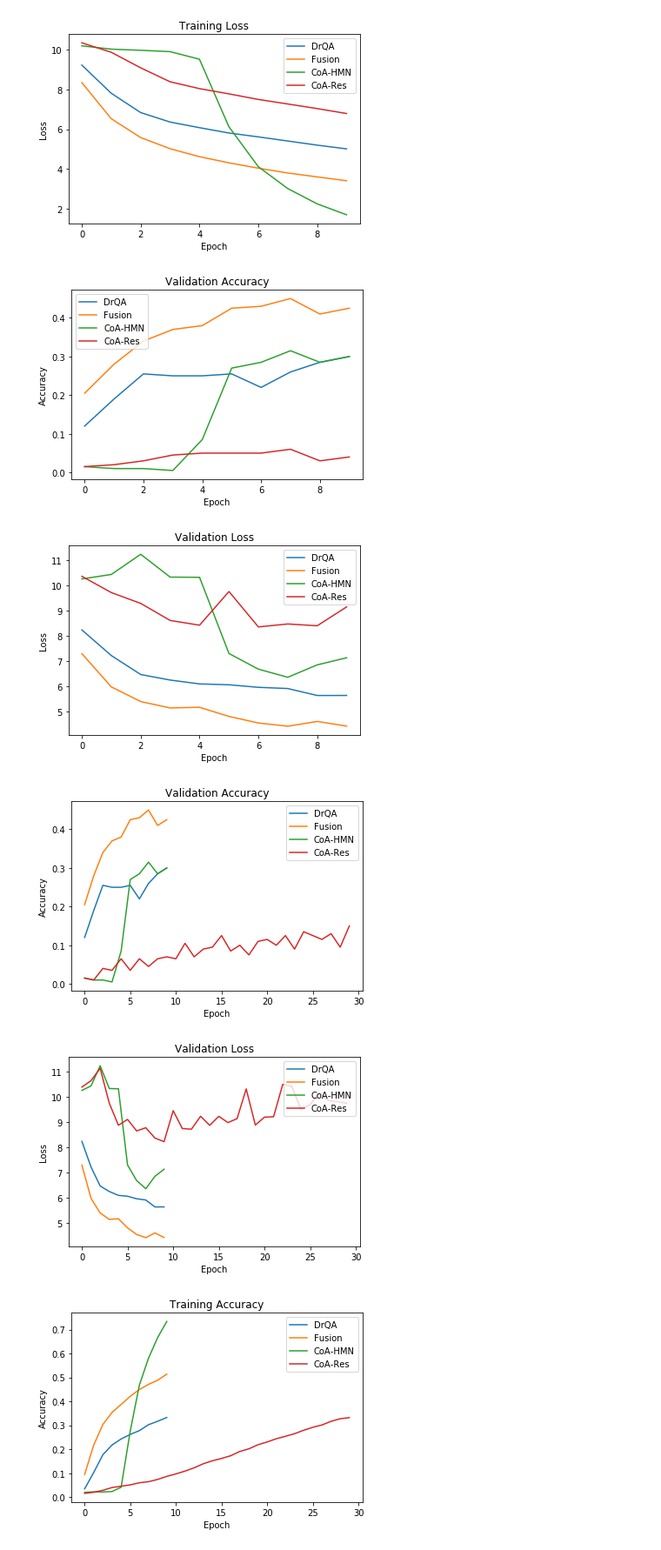
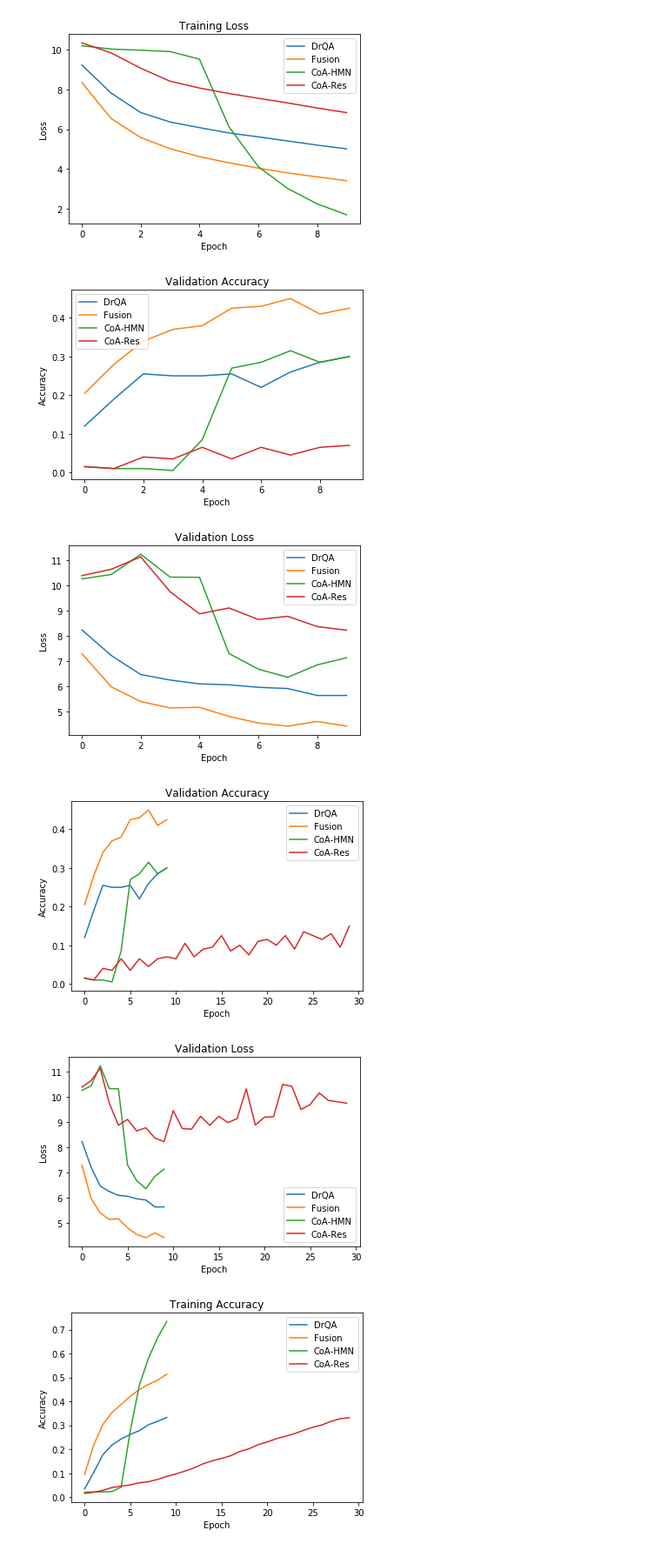
Before and after one commit to nguyentaduy/CS5242, a Jupyter notebook: Plot_2.ipynb, the cells around one changed output. Shown at 87% size. Drawn from its saved outputs; the diff is of its cells as text; code cells hidden in the pictures.

Commit message:
Update plot

```diff
--- a/Plot_2.ipynb
+++ b/Plot_2.ipynb
@@ -99,7 +99,7 @@ plt.figure(1)
 plt.plot(drqa['val_activation_20_acc'])
 plt.plot(fusion['val_start_acc'])
 plt.plot(hmn['val_activation_84_acc'])
-plt.plot(res['val_output_1_acc'])
+plt.plot(res2['val_output_1_acc'][0:10])
 # plt.plot(a['val_start_acc'])
 plt.title('Validation Accuracy')
 plt.ylabel('Accuracy')
@@ -111,42 +111,42 @@ plt.figure(2)
 plt.plot(drqa['val_loss'])
 plt.plot(fusion['val_loss'])
 plt.plot(hmn['val_loss'])
-plt.plot(res['val_loss'])
+plt.plot(res2['val_loss'][0:10])
 plt.title('Validation Loss')
 plt.ylabel('Loss')
 plt.xlabel('Epoch')
 plt.legend(['DrQA', 'Fusion', 'CoA-HMN', 'CoA-Res'], loc='upper right')
 plt.show()
 # %% [output]
-[figure, old version]
+[figure, new version]
-[figure, old version]
+[figure, new version]
 # %%
 # summarize history for accuracy
 plt.figure(1)
 plt.plot(drqa['val_activation_20_acc'])
 plt.plot(fusion['val_start_acc'])
 plt.plot(hmn['val_activation_84_acc'])
 plt.plot(res2['val_output_1_acc'])
 # plt.plot(a['val_start_acc'])
 plt.title('Validation Accuracy')
 plt.ylabel('Accuracy')
 plt.xlabel('Epoch')
 plt.legend(['DrQA', 'Fusion', 'CoA-HMN', 'CoA-Res'], loc='upper right')
 plt.show()
 # summarize history for loss
 plt.figure(2)
 plt.plot(drqa['val_loss'])
 plt.plot(fusion['val_loss'])
 plt.plot(hmn['val_loss'])
 plt.plot(res2['val_loss'])
 plt.title('Validation Loss')
 plt.ylabel('Loss')
 plt.xlabel('Epoch')
-plt.legend(['DrQA', 'Fusion', 'CoA-HMN', 'CoA-Res'], loc='upper right')
+plt.legend(['DrQA', 'Fusion', 'CoA-HMN', 'CoA-Res'], loc='lower right')
 plt.show()
 # %% [output]
 [figure]
-[figure, old version]
+[figure, new version]
 # %%
 # summarize history for accuracy
 plt.figure(1)
```
Also changed, not shown: parts of 1 cell of this notebook.
